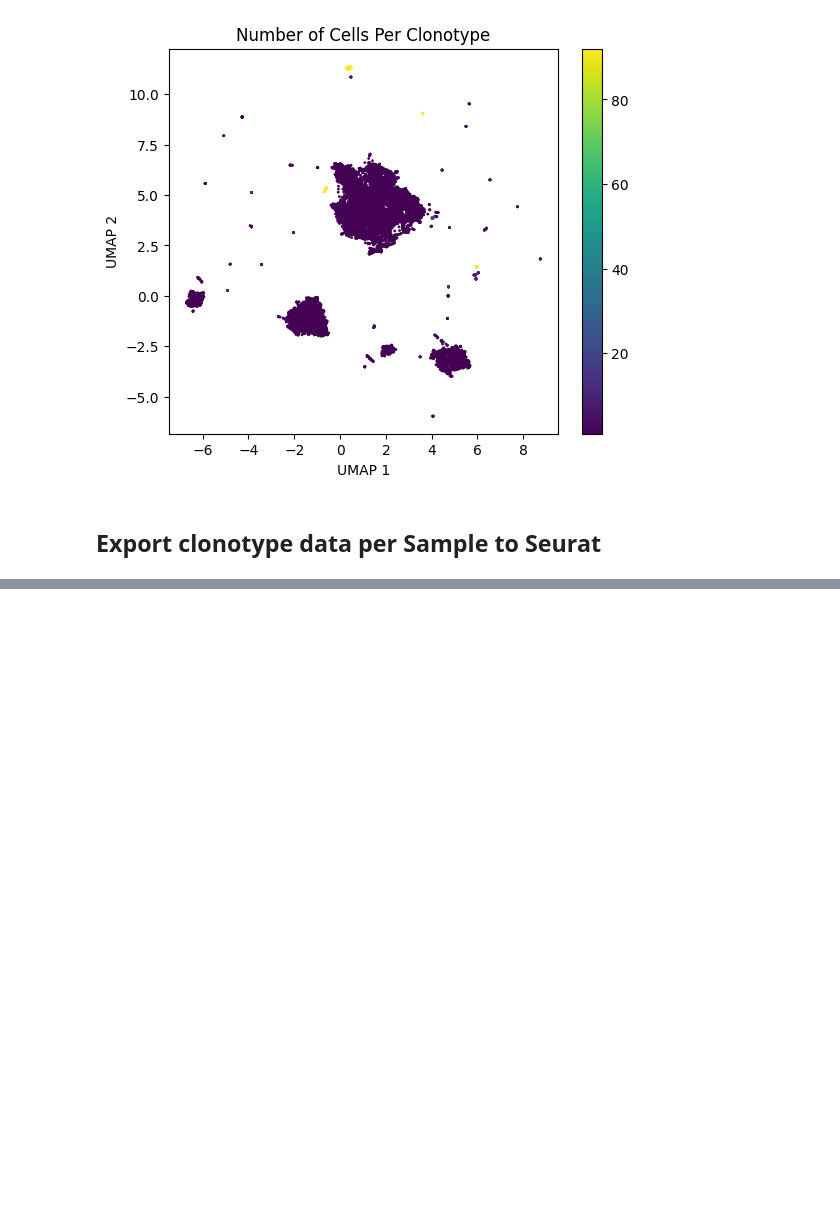
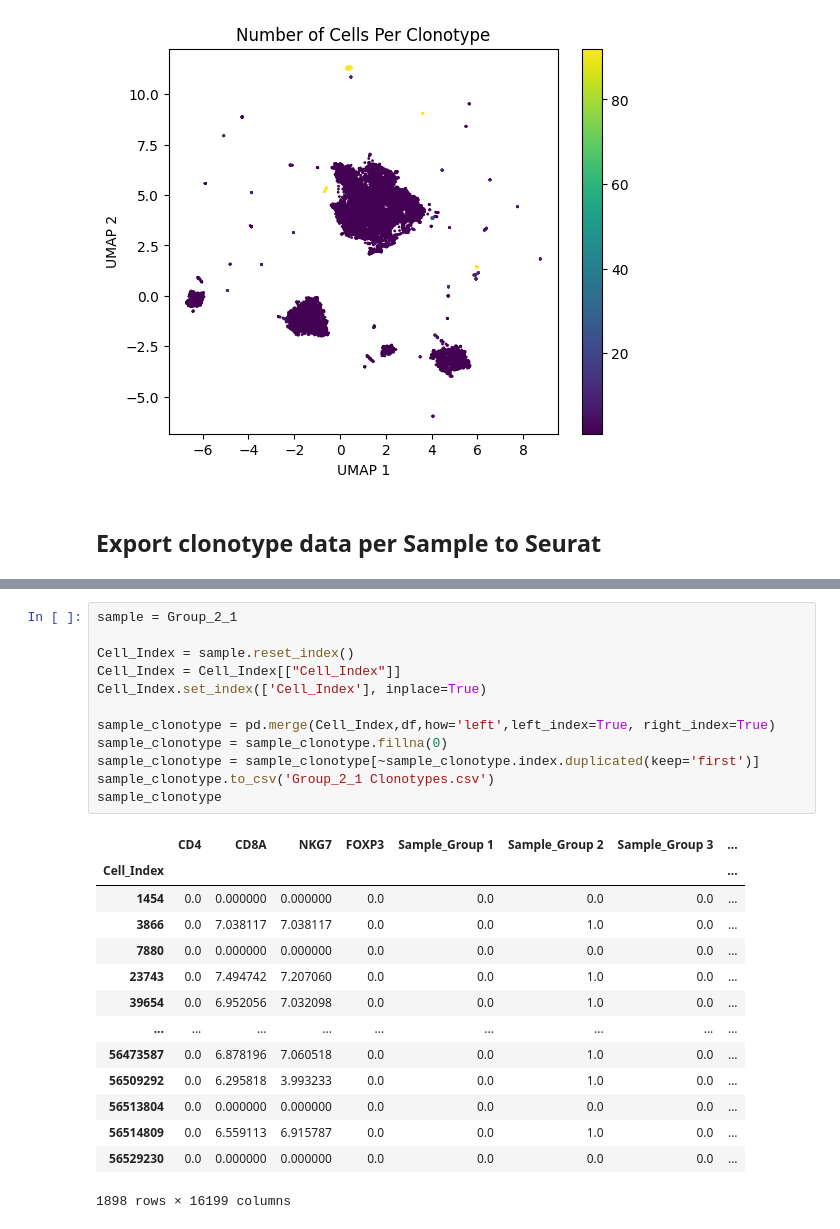
Before and after one commit to Perik-Zavodskii/TCRscape, a Jupyter notebook: TCRsacape.ipynb, the cells around one changed output, grey strips where cells are left out. Cells and saved outputs as stored; diff of their text form; blank space fills up the shorter version.

```diff
--- a/TCRsacape.ipynb
+++ b/TCRsacape.ipynb
@@ -448,0 +489,27 @@ sample_clonotype
+# %%
+sample = Group_2_1
+
+Cell_Index = sample.reset_index()
+Cell_Index = Cell_Index[["Cell_Index"]]
+Cell_Index.set_index(['Cell_Index'], inplace=True)
+
+sample_clonotype = pd.merge(Cell_Index,df,how='left',left_index=True, right_index=True)
+sample_clonotype = sample_clonotype.fillna(0)
+sample_clonotype = sample_clonotype[~sample_clonotype.index.duplicated(keep='first')]
+sample_clonotype.to_csv('Group_2_1 Clonotypes.csv')
+sample_clonotype
+# %% [output]
+|  | CD4 | CD8A | NKG7 | FOXP3 | Sample_Group 1 | Sample_Group 2 | Sample_Group 3 | ... |
+| Cell_Index |  |  |  |  |  |  |  | ... |
+| 1454 | 0.0 | 0.000000 | 0.000000 | 0.0 | 0.0 | 0.0 | 0.0 | ... |
+| 3866 | 0.0 | 7.038117 | 7.038117 | 0.0 | 0.0 | 1.0 | 0.0 | ... |
+| 7880 | 0.0 | 0.000000 | 0.000000 | 0.0 | 0.0 | 0.0 | 0.0 | ... |
+| 23743 | 0.0 | 7.494742 | 7.207060 | 0.0 | 0.0 | 1.0 | 0.0 | ... |
+| 39654 | 0.0 | 6.952056 | 7.032098 | 0.0 | 0.0 | 1.0 | 0.0 | ... |
+| ... | ... | ... | ... | ... | ... | ... | ... | ... |
+| 56473587 | 0.0 | 6.878196 | 7.060518 | 0.0 | 0.0 | 1.0 | 0.0 | ... |
+| 56509292 | 0.0 | 6.295818 | 3.993233 | 0.0 | 0.0 | 1.0 | 0.0 | ... |
+| 56513804 | 0.0 | 0.000000 | 0.000000 | 0.0 | 0.0 | 0.0 | 0.0 | ... |
+| 56514809 | 0.0 | 6.559113 | 6.915787 | 0.0 | 0.0 | 1.0 | 0.0 | ... |
+| 56529230 | 0.0 | 0.000000 | 0.000000 | 0.0 | 0.0 | 0.0 | 0.0 | ... |
+1898 rows × 16199 columns
```
Also changed, not shown: parts of 9 cells of this notebook.
